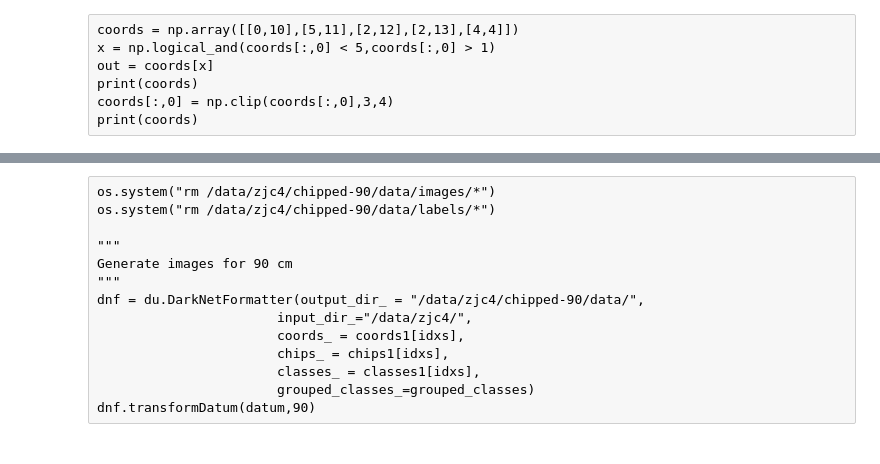
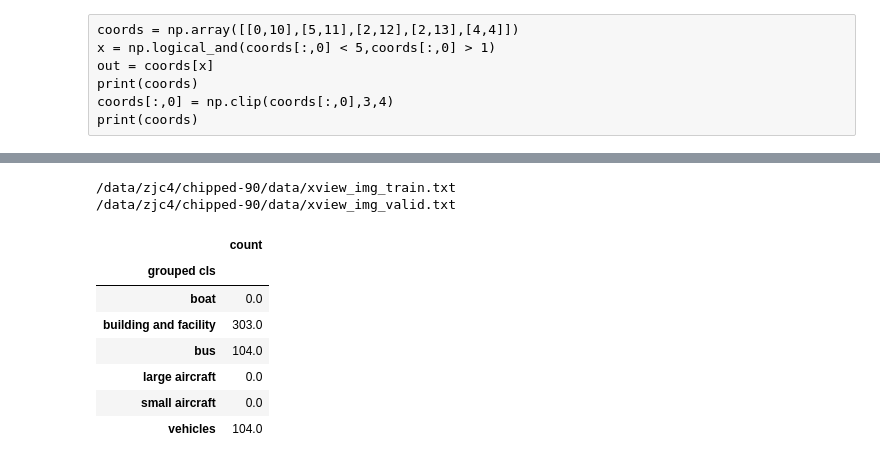
Before and after one commit to jzisheng/yolov3, a Jupyter notebook: xview_Experimental_Chipper.ipynb, the cells around one changed output, grey strips where cells are left out. Cells and saved outputs as stored; diff of their text form; code cells hidden in the pictures.

```diff
--- a/xview_Experimental_Chipper.ipynb
+++ b/xview_Experimental_Chipper.ipynb
@@ -43,10 +43,10 @@ imp.reload(wv)
 imp.reload(du)
 
 import random
-np.random.seed(10)
-random.seed(10)
+np.random.seed(20)
+random.seed(20)
 unique_chips = np.unique(chips1)
-selected_images = np.random.choice(unique_chips,20)
+selected_images = np.random.choice(unique_chips,10)
 #selected_images = np.random.choice(unique_chips,10)
 idxs = np.isin(chips1,selected_images)
 
@@ -64,14 +64,15 @@ dfs,gc = distrbs
 string_sets = ["train","valid"]
 datum = list(zip(string_sets,tif_names))
 
-
-
 """
 Generate darknet images for 30 cm
 """
 # Deleting all old images
 os.system("rm /data/zjc4/chipped-30/data/images/*")
 os.system("rm /data/zjc4/chipped-30/data/labels/*")
+os.system("rm /data/zjc4/chipped-30/data/xview_img_train.txt")
+os.system("rm /data/zjc4/chipped-30/data/xview_img_valid.txt")
+os.system("rm /data/zjc4/chipped-30/data/xview_img_test.txt")
 
 dnf = du.DarkNetFormatter(output_dir_ = "/data/zjc4/chipped-30/data/",
                        input_dir_="/data/zjc4/",
@@ -104,14 +87,37 @@ dfs[1].groupby(['grouped cls','count']).sum()
-# %% [raw]
-os.system("rm /data/zjc4/chipped-90/data/images/*")
-os.system("rm /data/zjc4/chipped-90/data/labels/*")
-
-"""
-Generate images for 90 cm
-"""
-dnf = du.DarkNetFormatter(output_dir_ = "/data/zjc4/chipped-90/data/",
-                       input_dir_="/data/zjc4/",
-                       coords_ = coords1[idxs],
-                       chips_ = chips1[idxs],
-                       classes_ = classes1[idxs],
-                       grouped_classes_=grouped_classes)
-dnf.transformDatum(datum,90)
+# %%
+import dataset_utils as du
+imp.reload(du)
+
+"""
+Generate darknet images for 30 cm
+"""
+# Deleting all old images
+os.system("rm /data/zjc4/chipped-90/data/images/*")
+os.system("rm /data/zjc4/chipped-90/data/labels/*")
+os.system("rm /data/zjc4/chipped-90/data/xview_img_train.txt")
+os.system("rm /data/zjc4/chipped-90/data/xview_img_valid.txt")
+os.system("rm /data/zjc4/chipped-90/data/xview_img_test.txt")
+
+dnf2 = du.DarkNetFormatter(output_dir_ = "/data/zjc4/chipped-90/data/",
+                       input_dir_="/data/zjc4/",
+                       coords_ = coords1_idx[idxs],
+                       chips_ = chips1[idxs],
+                       classes_ = classes1[idxs],
+                       grouped_classes_=grouped_classes)
+dnf2.transformDatum(datum,90,showImg=False,chipImage=True)
+# %% [output]
+/data/zjc4/chipped-90/data/xview_img_train.txt
+/data/zjc4/chipped-90/data/xview_img_valid.txt
+# %%
+temp_df = dfs[1]
+temp_df['count'] = pd.to_numeric(temp_df['count'])
+temp_df[['grouped cls','count']].groupby(['grouped cls']).sum()
+# %% [output]
+|  | count |
+| grouped cls |  |
+| boat | 0.0 |
+| building and facility | 303.0 |
+| bus | 104.0 |
+| large aircraft | 0.0 |
+| small aircraft | 0.0 |
+| vehicles | 104.0 |
```
Also changed, not shown: parts of 2 cells of this notebook, 5 other files.
